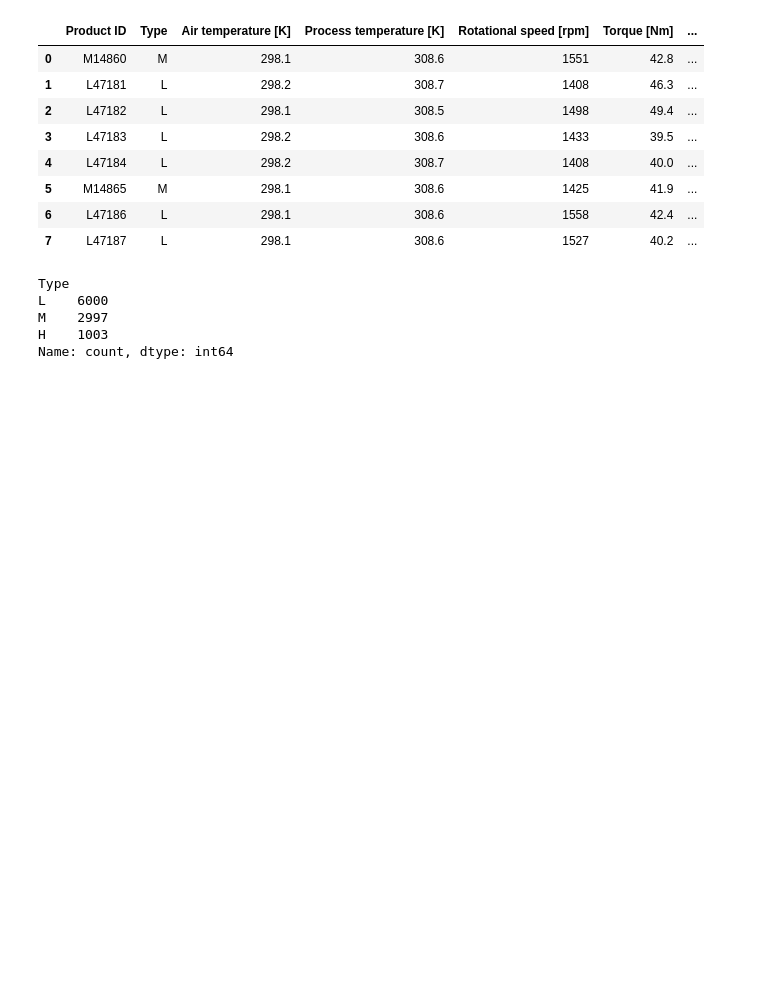
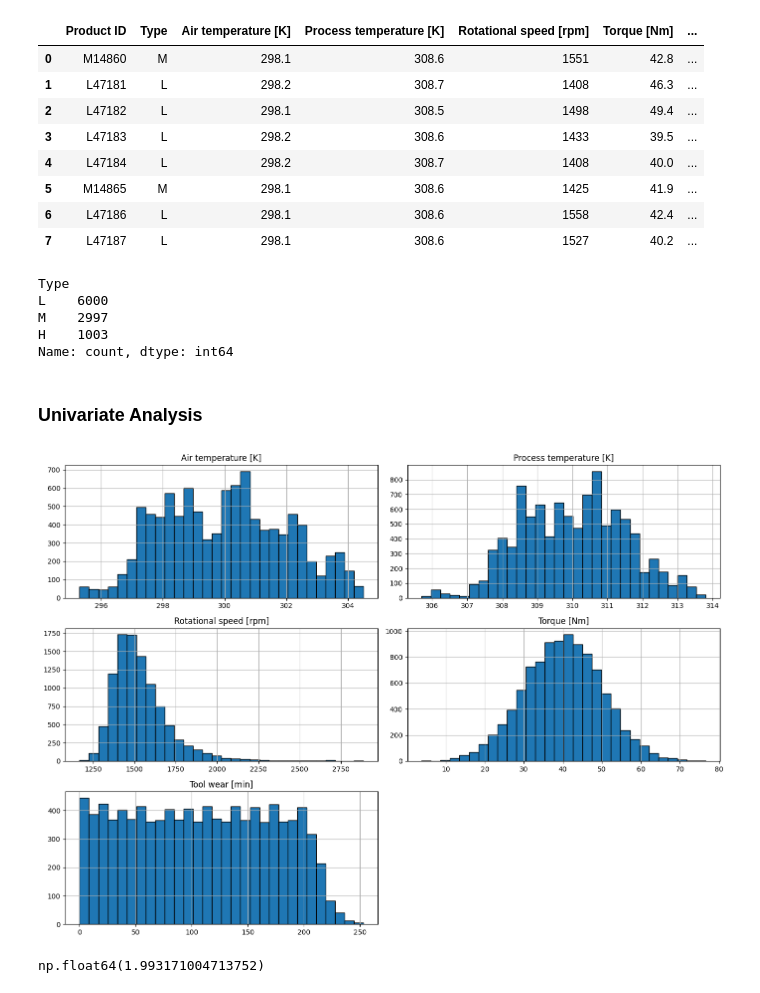
Before and after one commit to VivekXplore/PulseMachine, a Jupyter notebook: EDA/base_eda.ipynb, the cells around one changed output. Saved outputs shown, nothing was run; the diff lists cells and outputs as text; code cells hidden in the pictures; blank space fills up the shorter version.

```diff
--- a/EDA/base_eda.ipynb
+++ b/EDA/base_eda.ipynb
@@ -354,0 +353,21 @@ Name: count, dtype: int64
+# %% [markdown]
+### Univariate Analysis
+# %%
+numerical_col=[
+    'Air temperature [K]',
+    'Process temperature [K]',
+    'Rotational speed [rpm]',
+    'Torque [Nm]',
+    'Tool wear [min]'
+]
+
+df[numerical_col].hist(bins=30,figsize=(14,10),edgecolor='black') # 20-30 BINS GIVE more detaileed info about data
+
+plt.tight_layout()
+plt.show()
+# %% [output]
+[figure, added]
+# %%
+df['Rotational speed [rpm]'].skew()
+# %% [output]
+np.float64(1.993171004713752)
```
Also changed, not shown: parts of 36 cells of this notebook, 2 other files.
